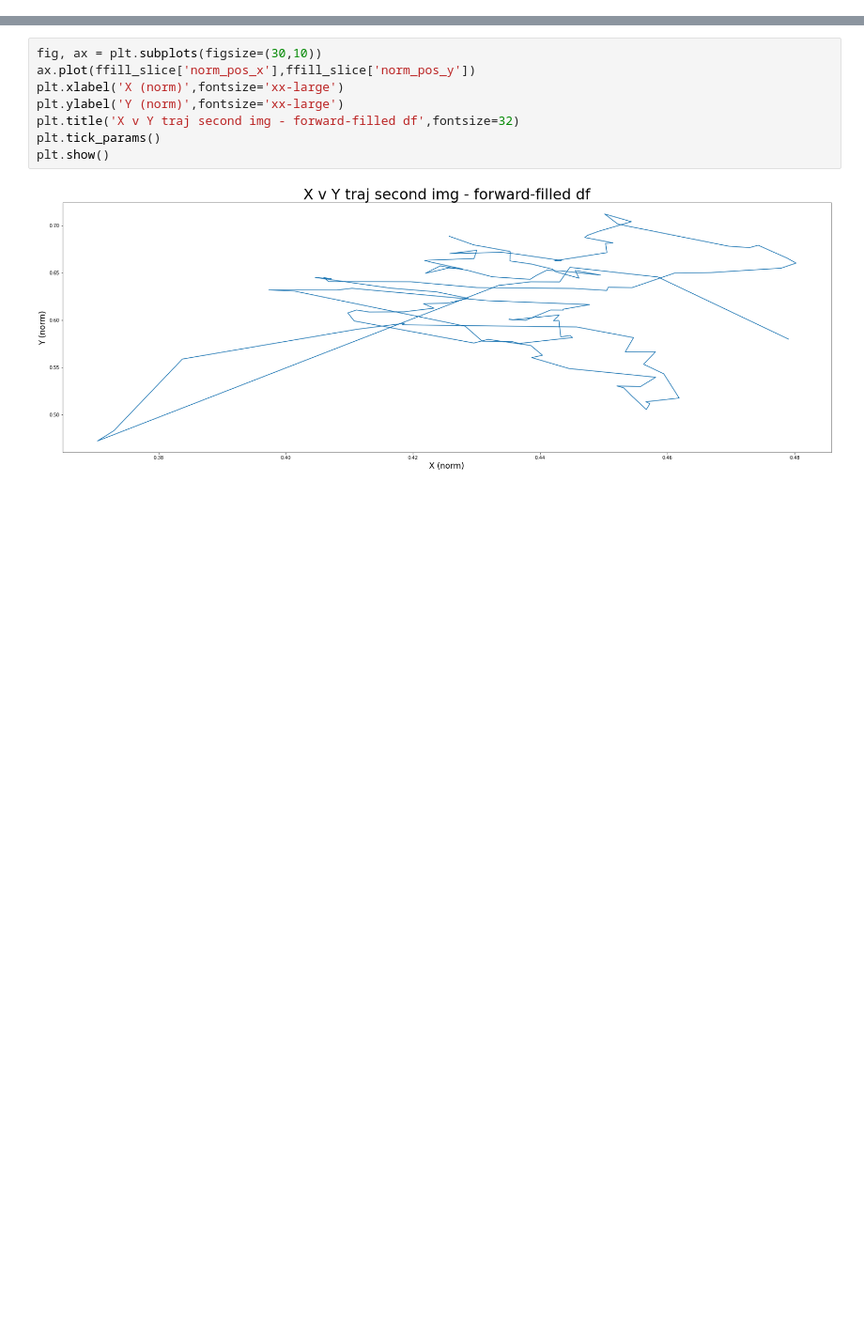
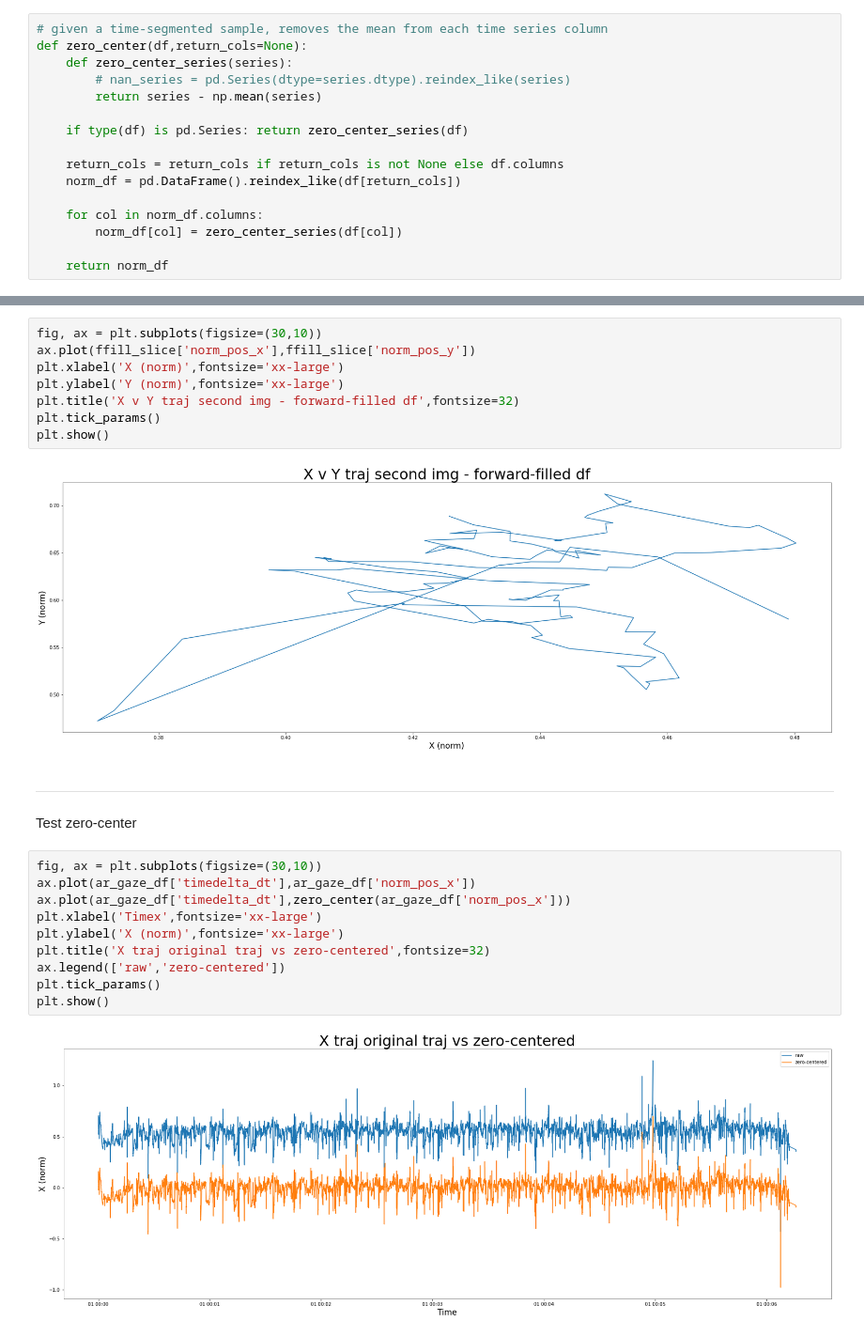
Before and after one commit to ren-e1011/driftmi, a Jupyter notebook: MINEBox.ipynb, the cells around one changed output, grey strips where cells are left out. Shown at 94% size. Cells and saved outputs as stored; diff of their text form; blank space fills up the shorter version.

```diff
--- a/MINEBox.ipynb
+++ b/MINEBox.ipynb
@@ -55,2 +65,18 @@ END_MINUTE = 6
 # %% [markdown]
 Helper functions
+# %%
+# given a time-segmented sample, removes the mean from each time series column
+def zero_center(df,return_cols=None):
+    def zero_center_series(series):
+        # nan_series = pd.Series(dtype=series.dtype).reindex_like(series)
+        return series - np.mean(series)
+
+    if type(df) is pd.Series: return zero_center_series(df)
+
+    return_cols = return_cols if return_cols is not None else df.columns
+    norm_df = pd.DataFrame().reindex_like(df[return_cols])
+
+    for col in norm_df.columns:
+        norm_df[col] = zero_center_series(df[col])
+
+    return norm_df
@@ -572,3 +667,19 @@ plt.tick_params()
 plt.show()
 # %% [output]
 [figure]
+# %% [markdown]
+-------------------------
+# %% [markdown]
+Test zero-center
+# %%
+fig, ax = plt.subplots(figsize=(30,10))
+ax.plot(ar_gaze_df['timedelta_dt'],ar_gaze_df['norm_pos_x'])
+ax.plot(ar_gaze_df['timedelta_dt'],zero_center(ar_gaze_df['norm_pos_x']))
+plt.xlabel('Timex',fontsize='xx-large')
+plt.ylabel('X (norm)',fontsize='xx-large')
+plt.title('X traj original traj vs zero-centered',fontsize=32)
+ax.legend(['raw','zero-centered'])
+plt.tick_params()
+plt.show()
+# %% [output]
+[figure, added]
```
Also changed, not shown: parts of 42 cells of this notebook.
